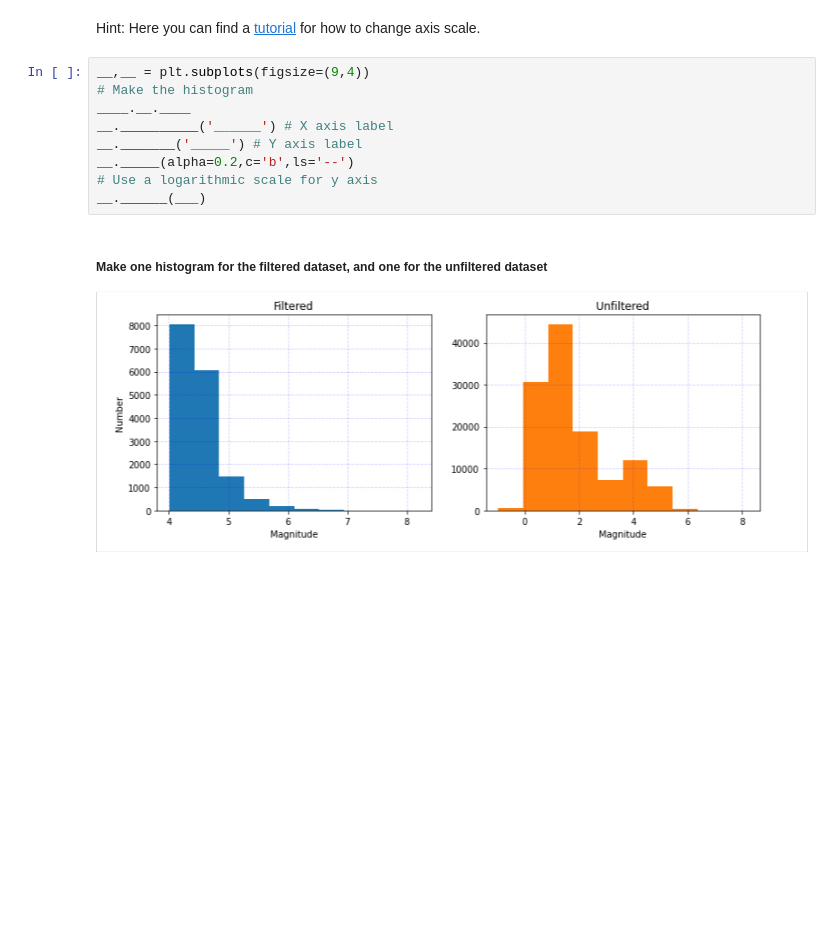
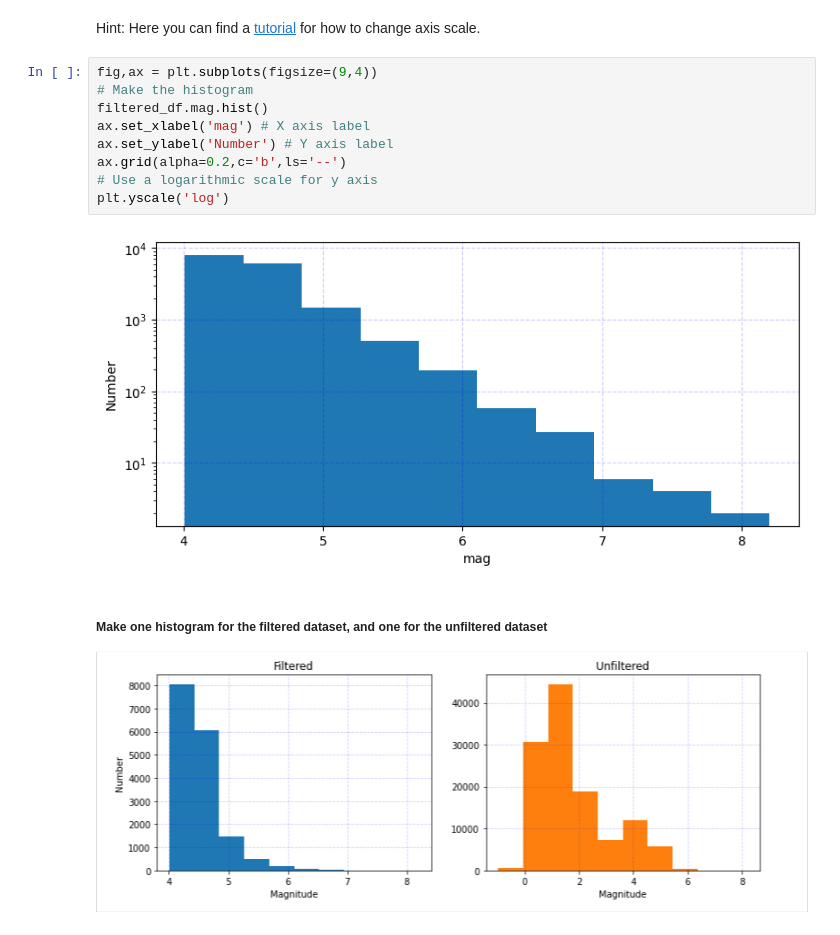
Before and after one commit to AlessioNembrini/2023_Intro_Python, a Jupyter notebook: Copia_di_W3_S1.ipynb, the cells around one changed output. Cells and saved outputs as stored; diff of their text form; blank space fills up the shorter version.

```diff
--- a/Copia_di_W3_S1.ipynb
+++ b/Copia_di_W3_S1.ipynb
@@ -276,14 +339,16 @@ __._____(alpha=0.2,c='b',ls='--')
 # %% [markdown]
 Hint: Here you can find a [tutorial](https://matplotlib.org/stable/api/_as_gen/matplotlib.pyplot.yscale.html) for how to change axis scale.
 # %%
-__,__ = plt.subplots(figsize=(9,4))
+fig,ax = plt.subplots(figsize=(9,4))
 # Make the histogram
-____.__.____
-__.__________('______') # X axis label
-__._______('_____') # Y axis label
-__._____(alpha=0.2,c='b',ls='--')
+filtered_df.mag.hist()
+ax.set_xlabel('mag') # X axis label
+ax.set_ylabel('Number') # Y axis label
+ax.grid(alpha=0.2,c='b',ls='--')
 # Use a logarithmic scale for y axis
-__.______(___)
+plt.yscale('log')
+# %% [output]
+[figure, added]
 # %% [markdown]
 ##### Make one histogram for the filtered dataset, and one for the unfiltered dataset
 
```
Also changed, not shown: parts of 11 cells of this notebook.
